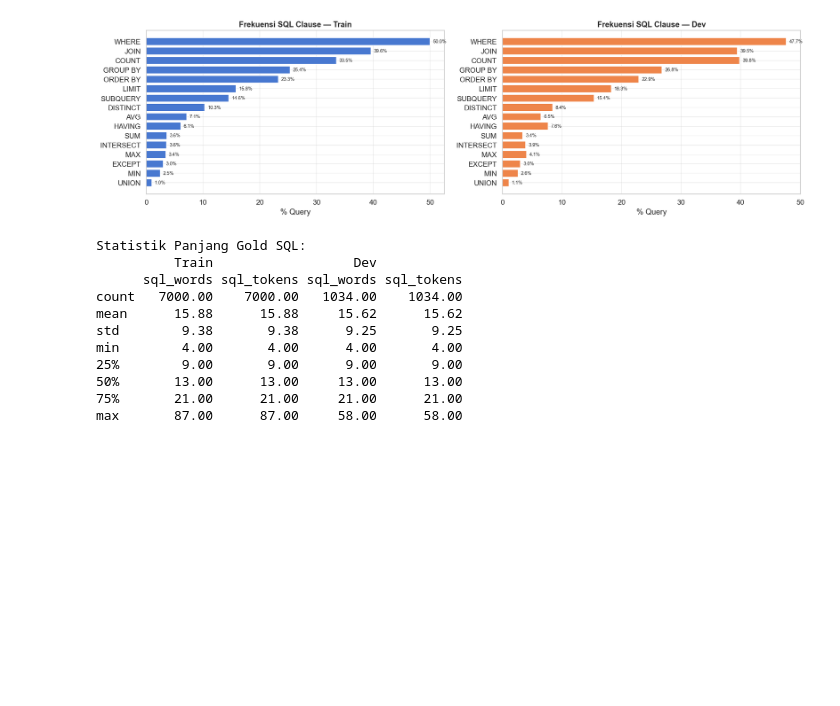
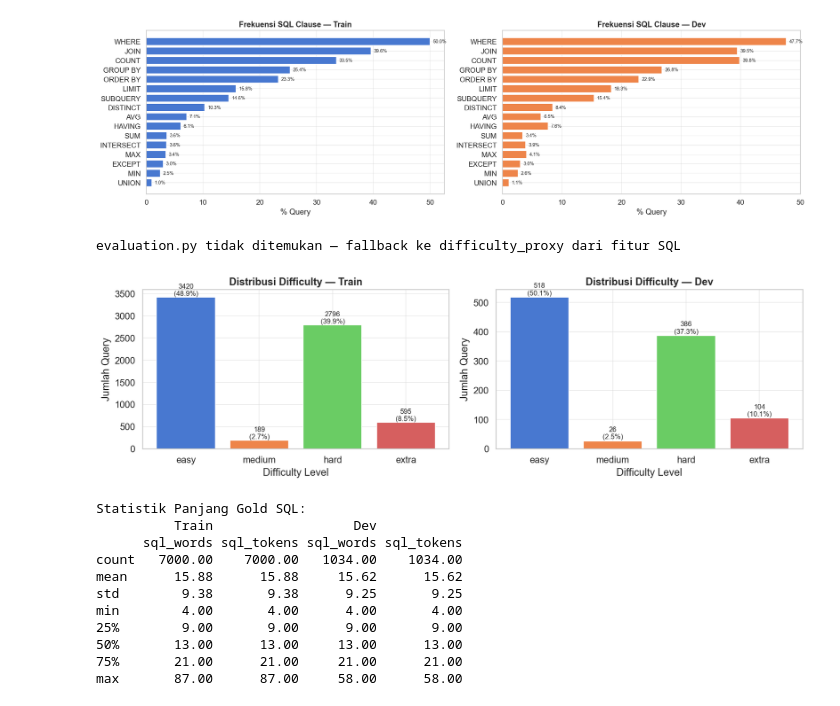
Before and after one commit to william-darma-wijaya/thesis-2803, a Jupyter notebook: graphrag-text-to-sql-eda.ipynb, the cells around one changed output. Drawn from its saved outputs; the diff is of its cells as text; code cells hidden in the pictures; blank space fills up the shorter version.

```diff
--- a/graphrag-text-to-sql-eda.ipynb
+++ b/graphrag-text-to-sql-eda.ipynb
@@ -715,35 +715,37 @@ if HARD_COL is None:
                      row.get('has_intersect', 0) * 2 +
                      row.get('has_except', 0) * 2 +
                      row.get('has_union', 0) * 1)
             if score == 0:   return 'easy'
             elif score <= 1: return 'medium'
             elif score <= 3: return 'hard'
             else:            return 'extra'
         df_train['difficulty_proxy'] = df_train.apply(difficulty_proxy, axis=1)
         df_dev['difficulty_proxy']   = df_dev.apply(difficulty_proxy,   axis=1)
         HARD_COL = 'difficulty_proxy'
 else:
     print(f'Kolom difficulty ditemukan: {HARD_COL!r}')
 
 order   = ['easy', 'medium', 'hard', 'extra']
 present = [o for o in order if o in df_dev[HARD_COL].values]
 
 fig, axes = plt.subplots(1, 2, figsize=(13, 4))
 for ax, (df, label) in zip(axes, [(df_train, 'Train'), (df_dev, 'Dev')]):
     counts = df[HARD_COL].value_counts().reindex(order, fill_value=0)
     bars   = ax.bar(counts.index, counts.values, color=PAL[:4], edgecolor='white')
     ax.set_title(f'Distribusi Difficulty — {label}', fontweight='bold')
     ax.set_xlabel('Difficulty Level'); ax.set_ylabel('Jumlah Query')
     for bar in bars:
         h   = bar.get_height()
         pct = h / len(df) * 100
         ax.text(bar.get_x() + bar.get_width() / 2, h + 3,
-                f'{int(h)}
-({pct:.1f}%)', ha='center', va='bottom', fontsize=9)
+                f'{int(h)}\n({pct:.1f}%)', ha='center', va='bottom', fontsize=9)
 
 plt.tight_layout()
 plt.savefig('plot/plot_05_hardness.png', bbox_inches='tight')
 plt.show()
+# %% [output]
+evaluation.py tidak ditemukan — fallback ke difficulty_proxy dari fitur SQL
+[figure, added]
 # %%
 df_train['sql_words']  = df_train[SQL_COL].apply(lambda s: len(str(s).split()))
 df_train['sql_tokens'] = df_train[SQL_COL].apply(count_tokens)
```
Also changed, not shown: parts of 2 cells of this notebook.
